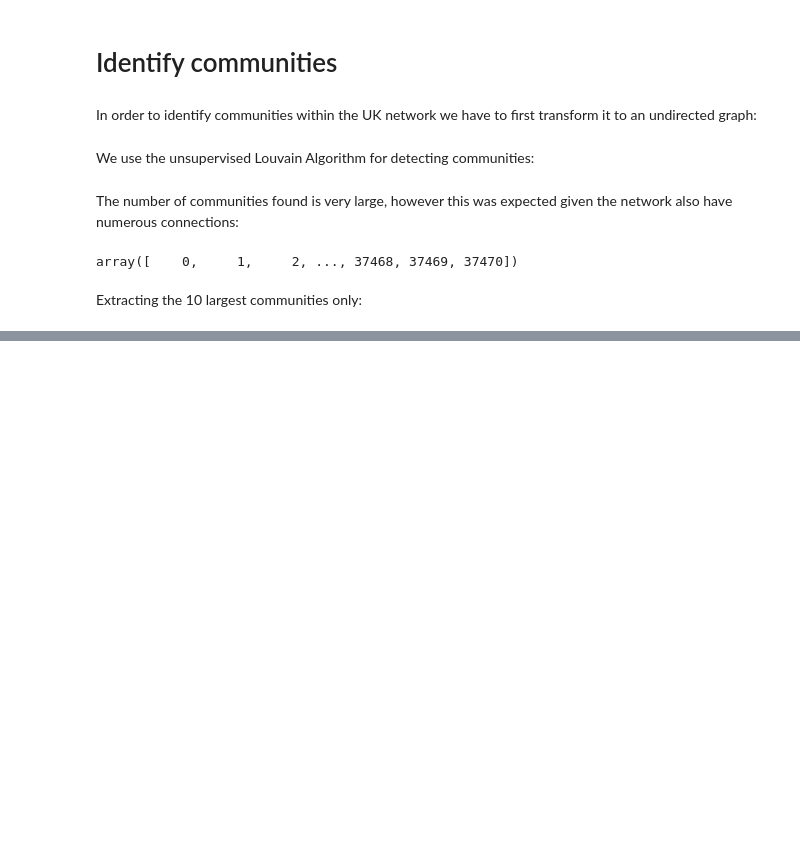
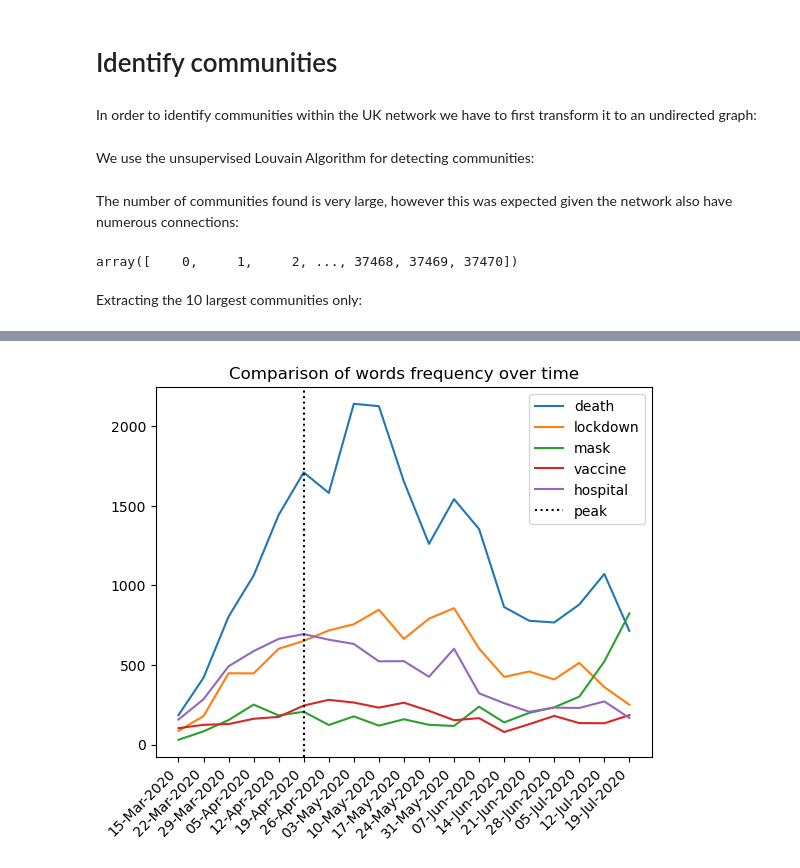
Before and after one commit to HuayuanSong/2805_covid_tweets, a Jupyter notebook: building_graph_wordclouds.ipynb, the cells around one changed output, grey strips where cells are left out. Saved outputs shown, nothing was run; the diff lists cells and outputs as text; code cells hidden in the pictures; blank space fills up the shorter version.

```diff
--- a/building_graph_wordclouds.ipynb
+++ b/building_graph_wordclouds.ipynb
@@ -258,0 +356,31 @@ plt.show()
+# %%
+subset_uk = data_df[data_df['tweet_timestamp'].between(uk_deaths['date'].iloc[0], uk_deaths['date'].iloc[-1])]
+# %%
+frequency = subset_uk['tokens'].apply(nltk.FreqDist)
+# %%
+freq_df = subset_uk.copy()[['tweet_timestamp']].join(frequency)
+# %%
+def weekly_freq(freq_df, words, deaths):
+    fig, ax = plt.subplots()
+
+    for w in words:
+        freq_df[w] = freq_df['tokens'].apply(lambda x: x.get(w, 0))
+        freq_df[w] = freq_df[w] + freq_df['tokens'].apply(lambda x: x.get(w+'s', 0))
+        y = freq_df.groupby(pd.Grouper(freq='W', key='tweet_timestamp'))[w].sum()
+        x = np.arange(len(y.values))
+
+        plt.plot(x, y.values, label = w)
+
+    plt.xticks(np.arange(0, max(x+1), 1), rotation=45)
+    plt.axvline(np.argmax(deaths), label = 'peak', color = 'black', linestyle = 'dotted')
+    labels = freq_df.groupby(pd.Grouper(freq='W', key='tweet_timestamp'))[w].sum().index
+    labels = pd.Series(labels).apply(lambda x: x.strftime("%d-%b-%Y"))
+    ax.set_xticklabels(labels)
+    for tick in ax.xaxis.get_majorticklabels():
+        tick.set_horizontalalignment("right")
+    ax.set_title("Comparison of words frequency over time")
+    leg = ax.legend()
+# %%
+weekly_freq(freq_df, ['death', 'lockdown', 'mask', 'vaccine', 'hospital'], uk_deaths['newWeeklyNsoDeathsByRegDate'])
+# %% [output]
+[figure, added]
```
Also changed, not shown: parts of 26 cells of this notebook.
